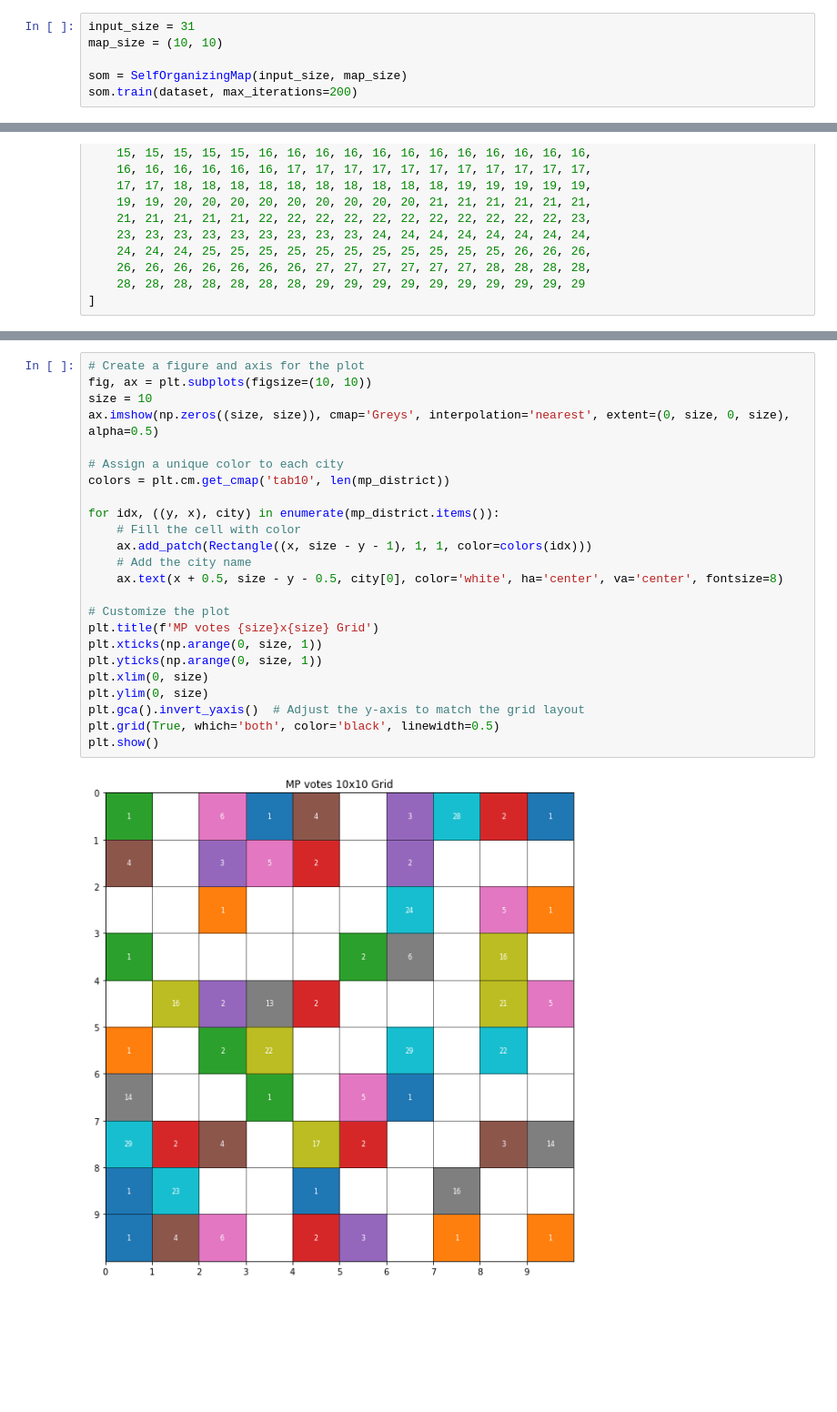
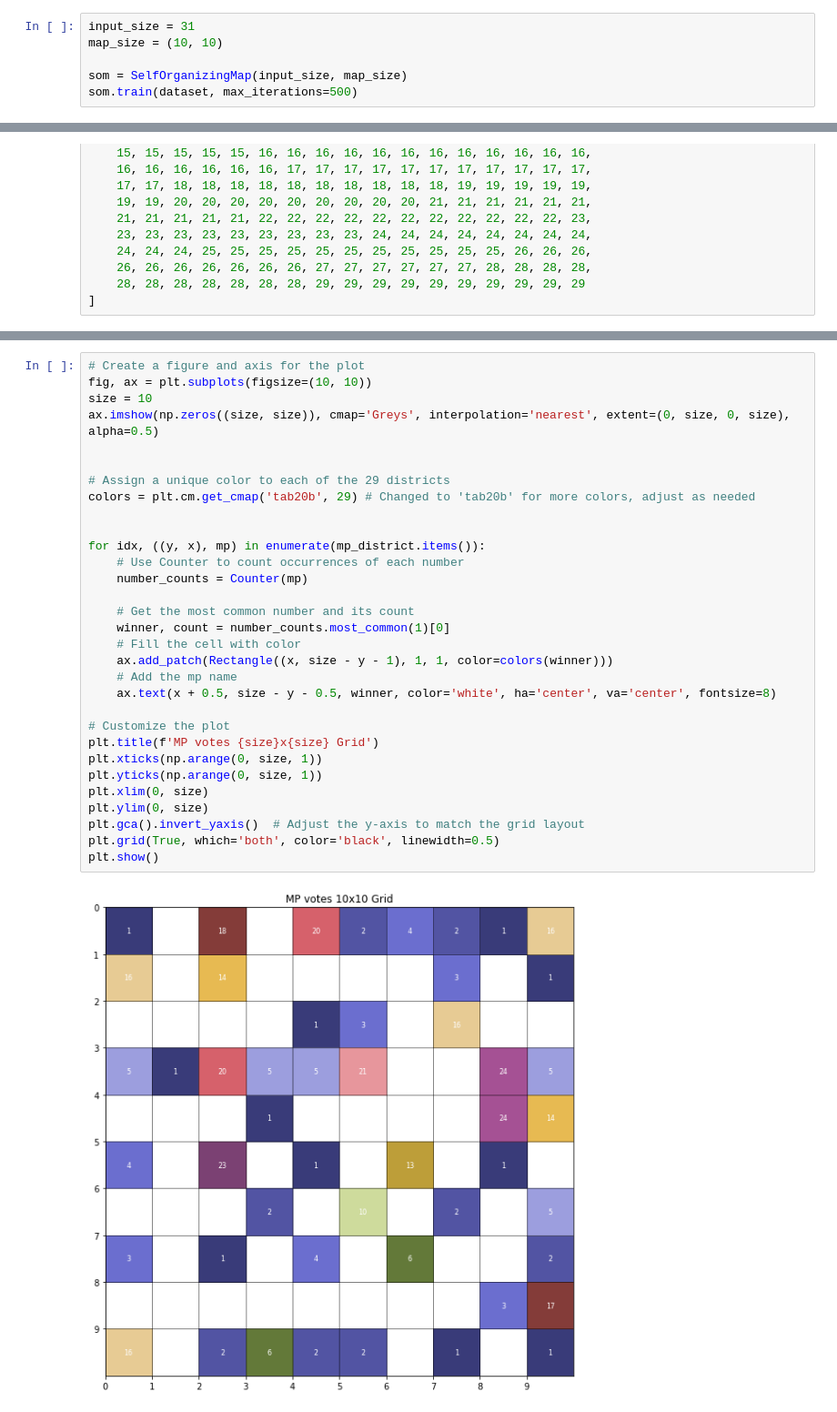
Before and after one commit to kyebinan/Deep_Learning_KTH, a Jupyter notebook: LAB2/notebook3.ipynb, the cells around one changed output, grey strips where cells are left out. Shown at 91% size. Drawn from its saved outputs; the diff is of its cells as text; blank space fills up the shorter version.

Commit message:
I've finished the mp vote by district

```diff
--- a/LAB2/notebook3.ipynb
+++ b/LAB2/notebook3.ipynb
@@ -783,7 +784,7 @@ input_size = 31
 map_size = (10, 10)
 
 som = SelfOrganizingMap(input_size, map_size)
-som.train(dataset, max_iterations=200)
+som.train(dataset, max_iterations=500)
 # %%
 district = [
     1, 1, 1, 1, 1, 1, 1, 1, 1, 1, 1, 1, 1, 1, 1, 1, 1, 1, 1, 1,
@@ -839,26 +840,33 @@ defaultdict(list,
 # %%
 # Create a figure and axis for the plot
 fig, ax = plt.subplots(figsize=(10, 10))
 size = 10
 ax.imshow(np.zeros((size, size)), cmap='Greys', interpolation='nearest', extent=(0, size, 0, size), alpha=0.5)
 
-# Assign a unique color to each city
-colors = plt.cm.get_cmap('tab10', len(mp_district))
 
-for idx, ((y, x), city) in enumerate(mp_district.items()):
+# Assign a unique color to each of the 29 districts
+colors = plt.cm.get_cmap('tab20b', 29) # Changed to 'tab20b' for more colors, adjust as needed
+
+
+for idx, ((y, x), mp) in enumerate(mp_district.items()):
+    # Use Counter to count occurrences of each number
+    number_counts = Counter(mp)
+
+    # Get the most common number and its count
+    winner, count = number_counts.most_common(1)[0]
     # Fill the cell with color
-    ax.add_patch(Rectangle((x, size - y - 1), 1, 1, color=colors(idx)))
-    # Add the city name
-    ax.text(x + 0.5, size - y - 0.5, city[0], color='white', ha='center', va='center', fontsize=8)
+    ax.add_patch(Rectangle((x, size - y - 1), 1, 1, color=colors(winner)))
+    # Add the mp name
+    ax.text(x + 0.5, size - y - 0.5, winner, color='white', ha='center', va='center', fontsize=8)
 
 # Customize the plot
 plt.title(f'MP votes {size}x{size} Grid')
 plt.xticks(np.arange(0, size, 1))
 plt.yticks(np.arange(0, size, 1))
 plt.xlim(0, size)
 plt.ylim(0, size)
 plt.gca().invert_yaxis()  # Adjust the y-axis to match the grid layout
 plt.grid(True, which='both', color='black', linewidth=0.5)
 plt.show()
 # %% [output]
-[figure, old version]
+[figure, new version]
```
Also changed, not shown: parts of 2 cells of this notebook.
